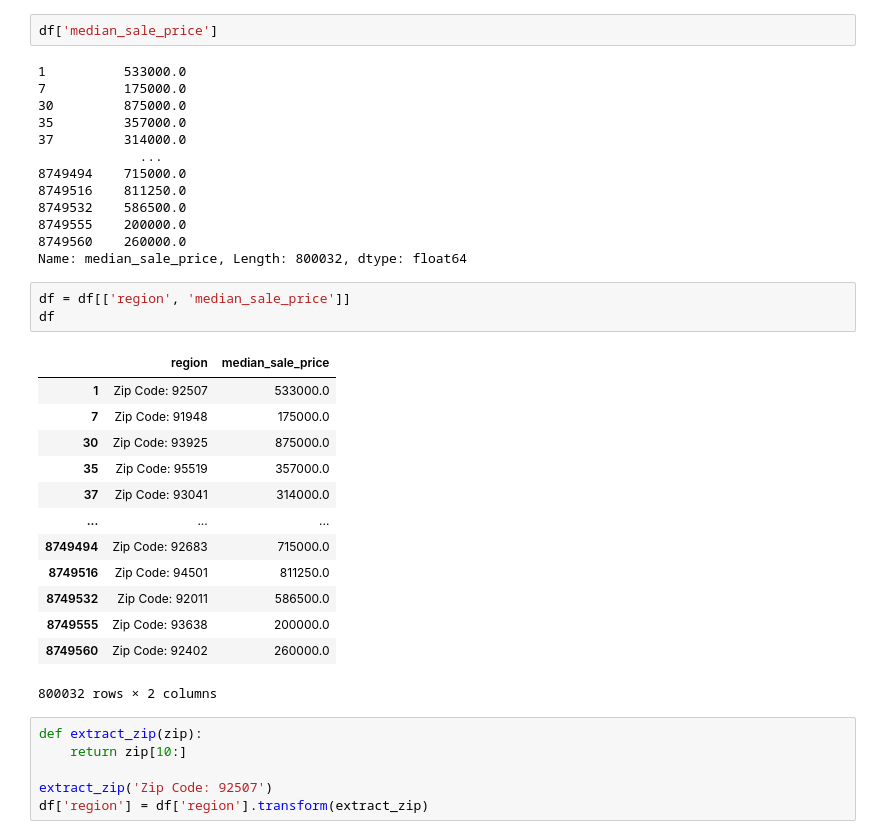
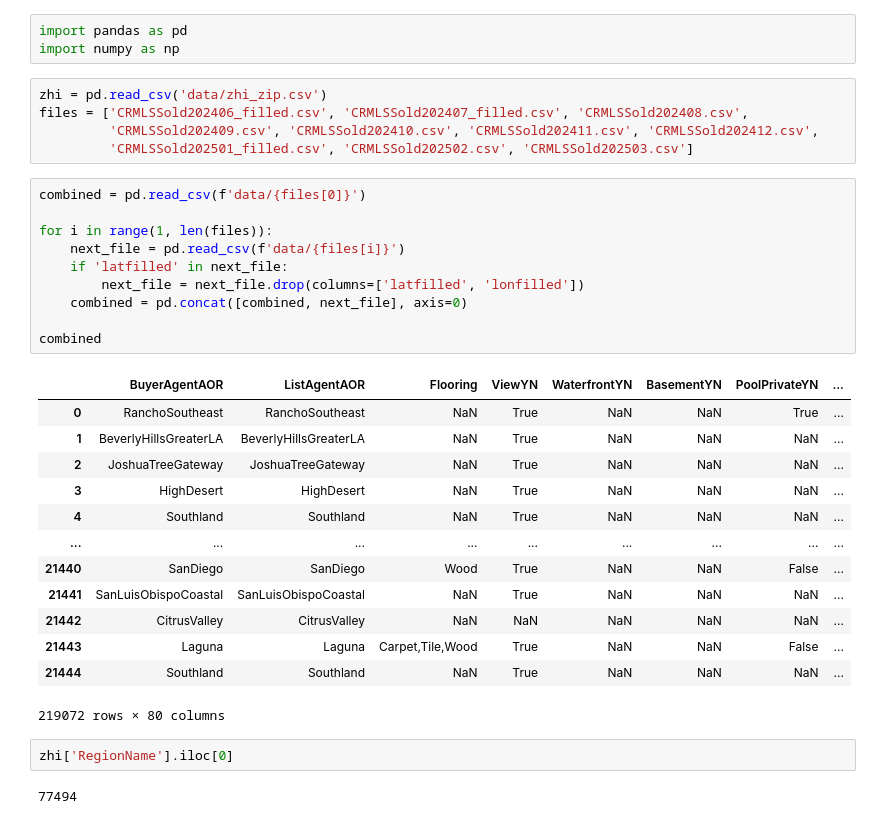
Before and after one commit to bbousquette1/IDX-Exchange-DS16-Winter2025, a Jupyter notebook: Claire_CombineData.ipynb, the cells around one changed output. Saved outputs shown, nothing was run; the diff lists cells and outputs as text.

```diff
--- a/Claire_CombineData.ipynb
+++ b/Claire_CombineData.ipynb
@@ -64,38 +1,36 @@ Name: region, Length: 800032, dtype: object
-# %%
-df['median_sale_price']
-# %% [output]
-1          533000.0
-7          175000.0
-30         875000.0
-35         357000.0
-37         314000.0
-             ...
-8749494    715000.0
-8749516    811250.0
-8749532    586500.0
-8749555    200000.0
-8749560    260000.0
-Name: median_sale_price, Length: 800032, dtype: float64
-# %%
-df = df[['region', 'median_sale_price']]
-df
-# %% [output]
-|  | region | median_sale_price |
-| 1 | Zip Code: 92507 | 533000.0 |
-| 7 | Zip Code: 91948 | 175000.0 |
-| 30 | Zip Code: 93925 | 875000.0 |
-| 35 | Zip Code: 95519 | 357000.0 |
-| 37 | Zip Code: 93041 | 314000.0 |
-| ... | ... | ... |
-| 8749494 | Zip Code: 92683 | 715000.0 |
-| 8749516 | Zip Code: 94501 | 811250.0 |
-| 8749532 | Zip Code: 92011 | 586500.0 |
-| 8749555 | Zip Code: 93638 | 200000.0 |
-| 8749560 | Zip Code: 92402 | 260000.0 |
-800032 rows × 2 columns
-# %%
-def extract_zip(zip):
-    return zip[10:]
-
-extract_zip('Zip Code: 92507')
-df['region'] = df['region'].transform(extract_zip)
+# %%
+import pandas as pd
+import numpy as np
+# %%
+zhi = pd.read_csv('data/zhi_zip.csv')
+files = ['CRMLSSold202406_filled.csv', 'CRMLSSold202407_filled.csv', 'CRMLSSold202408.csv',
+         'CRMLSSold202409.csv', 'CRMLSSold202410.csv', 'CRMLSSold202411.csv', 'CRMLSSold202412.csv',
+         'CRMLSSold202501_filled.csv', 'CRMLSSold202502.csv', 'CRMLSSold202503.csv']
+# %%
+combined = pd.read_csv(f'data/{files[0]}')
+
+for i in range(1, len(files)):
+    next_file = pd.read_csv(f'data/{files[i]}')
+    if 'latfilled' in next_file:
+        next_file = next_file.drop(columns=['latfilled', 'lonfilled'])
+    combined = pd.concat([combined, next_file], axis=0)
+
+combined
+# %% [output]
+|  | BuyerAgentAOR | ListAgentAOR | Flooring | ViewYN | WaterfrontYN | BasementYN | PoolPrivateYN | ... |
+| 0 | RanchoSoutheast | RanchoSoutheast | NaN | True | NaN | NaN | True | ... |
+| 1 | BeverlyHillsGreaterLA | BeverlyHillsGreaterLA | NaN | True | NaN | NaN | NaN | ... |
+| 2 | JoshuaTreeGateway | JoshuaTreeGateway | NaN | True | NaN | NaN | NaN | ... |
+| 3 | HighDesert | HighDesert | NaN | True | NaN | NaN | NaN | ... |
+| 4 | Southland | Southland | NaN | True | NaN | NaN | NaN | ... |
+| ... | ... | ... | ... | ... | ... | ... | ... | ... |
+| 21440 | SanDiego | SanDiego | Wood | True | NaN | NaN | False | ... |
+| 21441 | SanLuisObispoCoastal | SanLuisObispoCoastal | NaN | True | NaN | NaN | NaN | ... |
+| 21442 | CitrusValley | CitrusValley | NaN | NaN | NaN | NaN | NaN | ... |
+| 21443 | Laguna | Laguna | Carpet,Tile,Wood | True | NaN | NaN | False | ... |
+| 21444 | Southland | Southland | NaN | True | NaN | NaN | NaN | ... |
+219072 rows × 80 columns
+# %%
+zhi['RegionName'].iloc[0]
+# %% [output]
+77494
```
Also changed, not shown: parts of 17 cells of this notebook, 2 other files.
